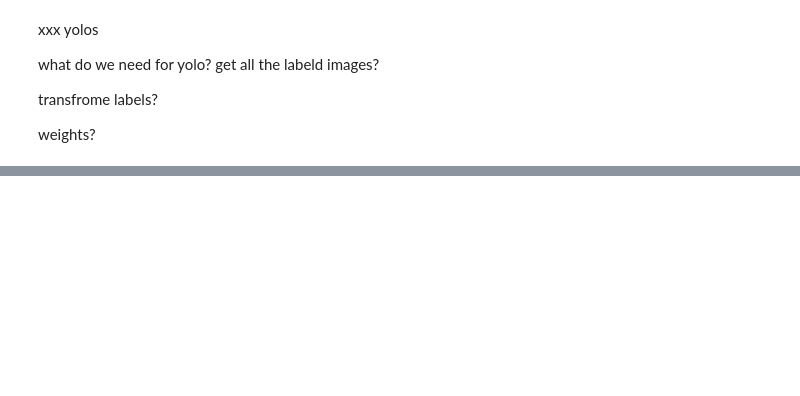
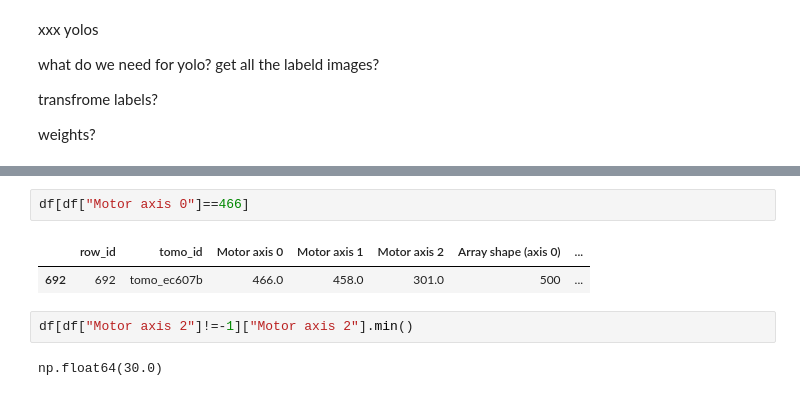
Before and after one commit to joche-n/Capstone, a Jupyter notebook: yolos_1.ipynb, the cells around one changed output, grey strips where cells are left out. Saved outputs shown, nothing was run; the diff lists cells and outputs as text; blank space fills up the shorter version.

```diff
--- a/yolos_1.ipynb
+++ b/yolos_1.ipynb
@@ -27,0 +159,9 @@ ModuleNotFoundError: No module named 'transformers'
+# %%
+df[df["Motor axis 0"]==466]
+# %% [output]
+|  | row_id | tomo_id | Motor axis 0 | Motor axis 1 | Motor axis 2 | Array shape (axis 0) | ... |
+| 692 | 692 | tomo_ec607b | 466.0 | 458.0 | 301.0 | 500 | ... |
+# %%
+df[df["Motor axis 2"]!=-1]["Motor axis 2"].min()
+# %% [output]
+np.float64(30.0)
```
Also changed, not shown: parts of 25 cells of this notebook.
